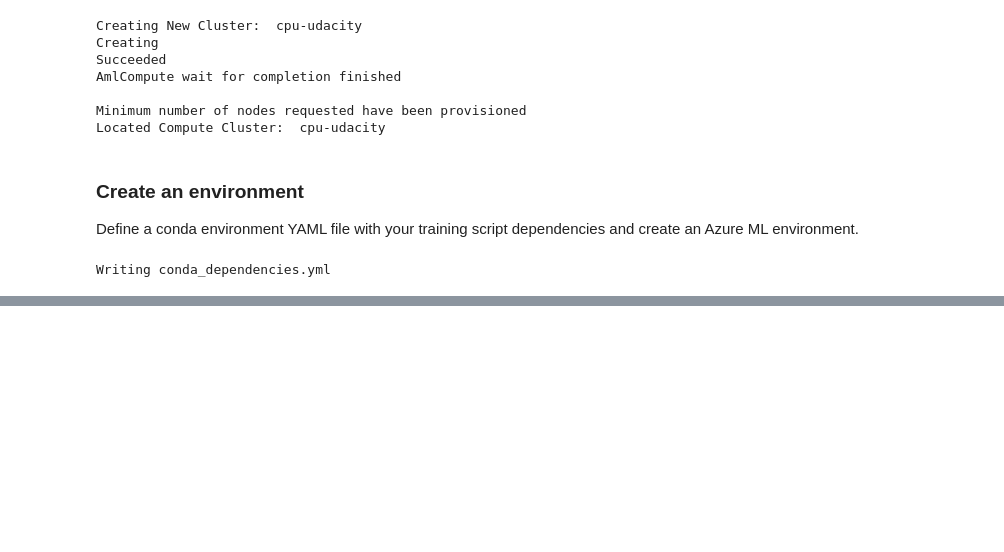
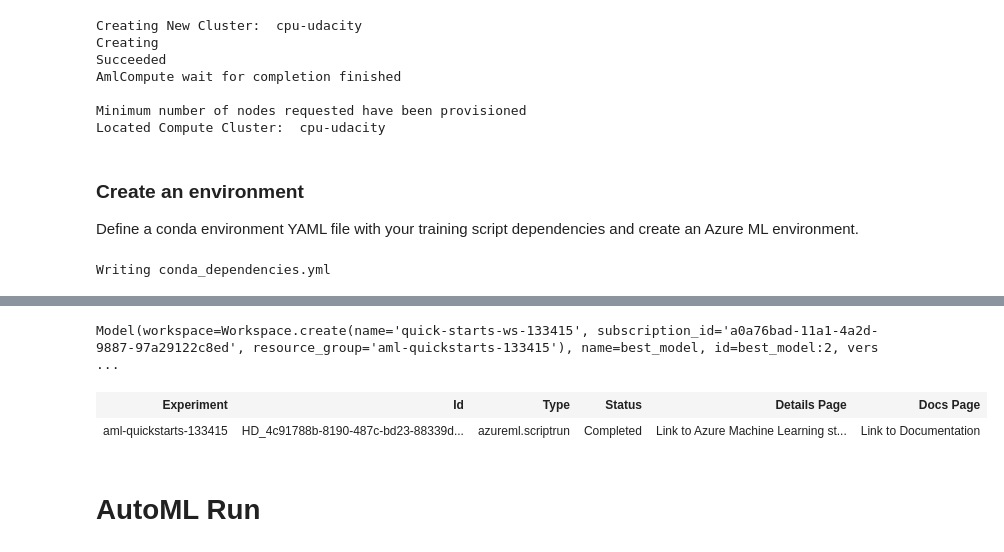
Before and after one commit to Panth-Shah/AzureML_Optimize_MachineLearning_Pipeline_in_Azure, a Jupyter notebook: udacity-project.ipynb, the cells around one changed output, grey strips where cells are left out. Cells and saved outputs as stored; diff of their text form; code cells hidden in the pictures; blank space fills up the shorter version.

Commit message:
[Udacity Project 1] - HyperDrive best performing model registered

```diff
--- a/udacity-project.ipynb
+++ b/udacity-project.ipynb
@@ -1,8 +1,8 @@
 # %%
 from azureml.core import Workspace, Experiment
 
-ws = Workspace.get(name="quick-starts-ws-133393")
-exp = Experiment(workspace=ws, name="aml-quickstarts-133393")
+ws = Workspace.get(name="quick-starts-ws-133415")
+exp = Experiment(workspace=ws, name="aml-quickstarts-133415")
 
 print('Workspace name: ' + ws.name,
       'Azure region: ' + ws.location,
@@ -147,0 +148,9 @@ Web View: https://ml.azure.com/experiments/aml-quickstarts-133393/runs/HD_42177b
+# %%
+#Get best run
+
+get_best_performance = hyperdrive_run.get_best_run_by_primary_metric()
+get_best_metrics = get_best_performance.get_metrics()
+print('Best Run Id: ', best_run.id)
+print('Best Run Accuracy:', best_run_metrics['Accuracy'])
+print('Best Run Regularization Strength:', best_run_metrics['Regularization Strength:'])
+print('Best Run Max iterations:', best_run_metrics['Max iterations:'])
@@ -150,3 +181,6 @@ import joblib
 # Get your best run and save the model from that run.
 
 ### YOUR CODE HERE ###
+get_best_performance.register_model(model_name = 'best_model', model_path = 'outputs/project_model.joblib')
+# %% [output]
+Model(workspace=Workspace.create(name='quick-starts-ws-133415', subscription_id='a0a76bad-11a1-4a2d-9887-97a29122c8ed', resource_group='aml-quickstarts-133415'), name=best_model, id=best_model:2, vers ...
@@ -153,3 +189,10 @@ import joblib
+# %%
+get_best_performance
+# %% [output]
+| Experiment | Id | Type | Status | Details Page | Docs Page |
+| aml-quickstarts-133415 | HD_4c91788b-8190-487c-bd23-88339d... | azureml.scriptrun | Completed | Link to Azure Machine Learning st... | Link to Documentation |
+# %% [markdown]
+# AutoML Run
 # %%
 from azureml.data.dataset_factory import TabularDatasetFactory
 
```
Also changed, not shown: parts of 7 cells of this notebook.
